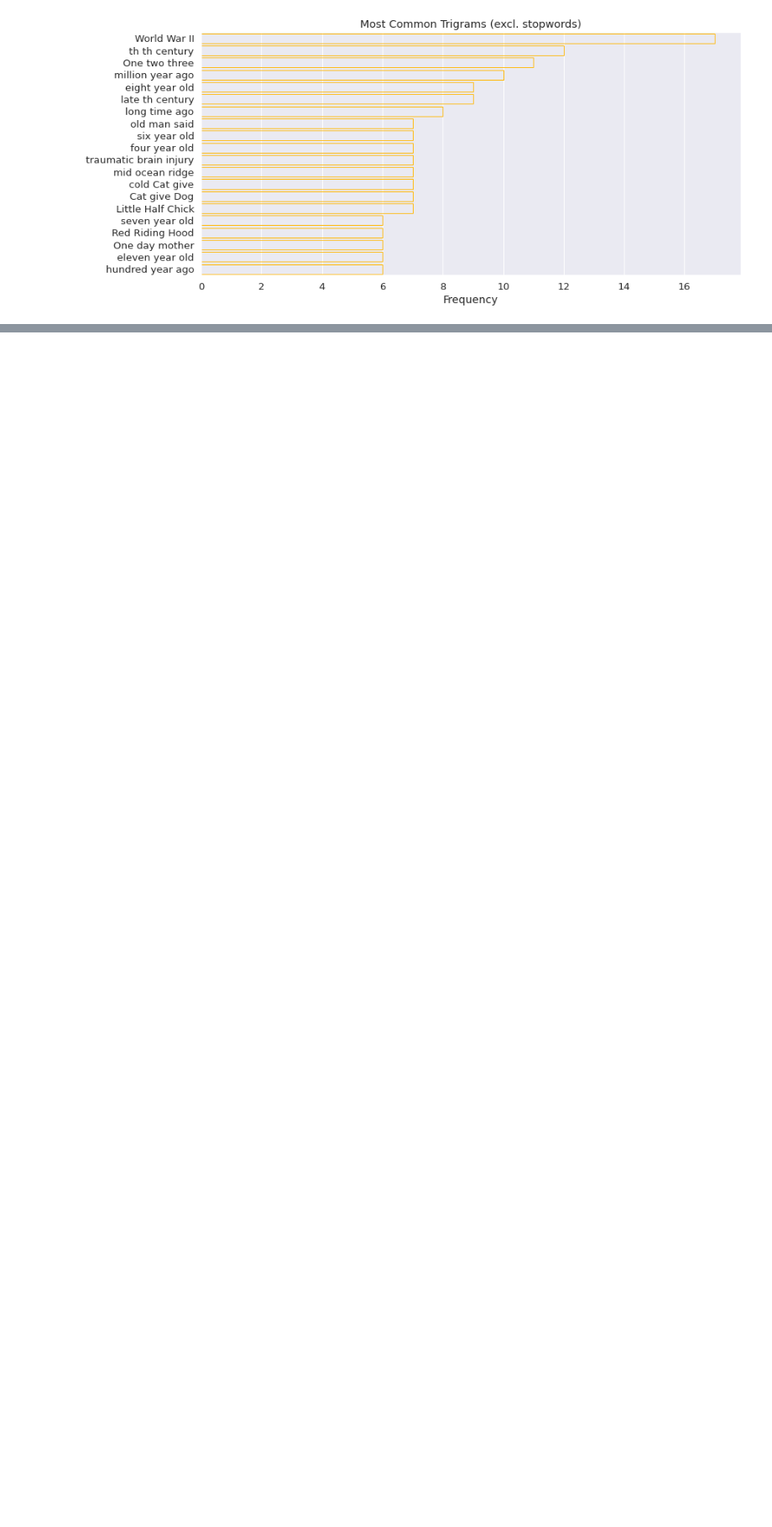
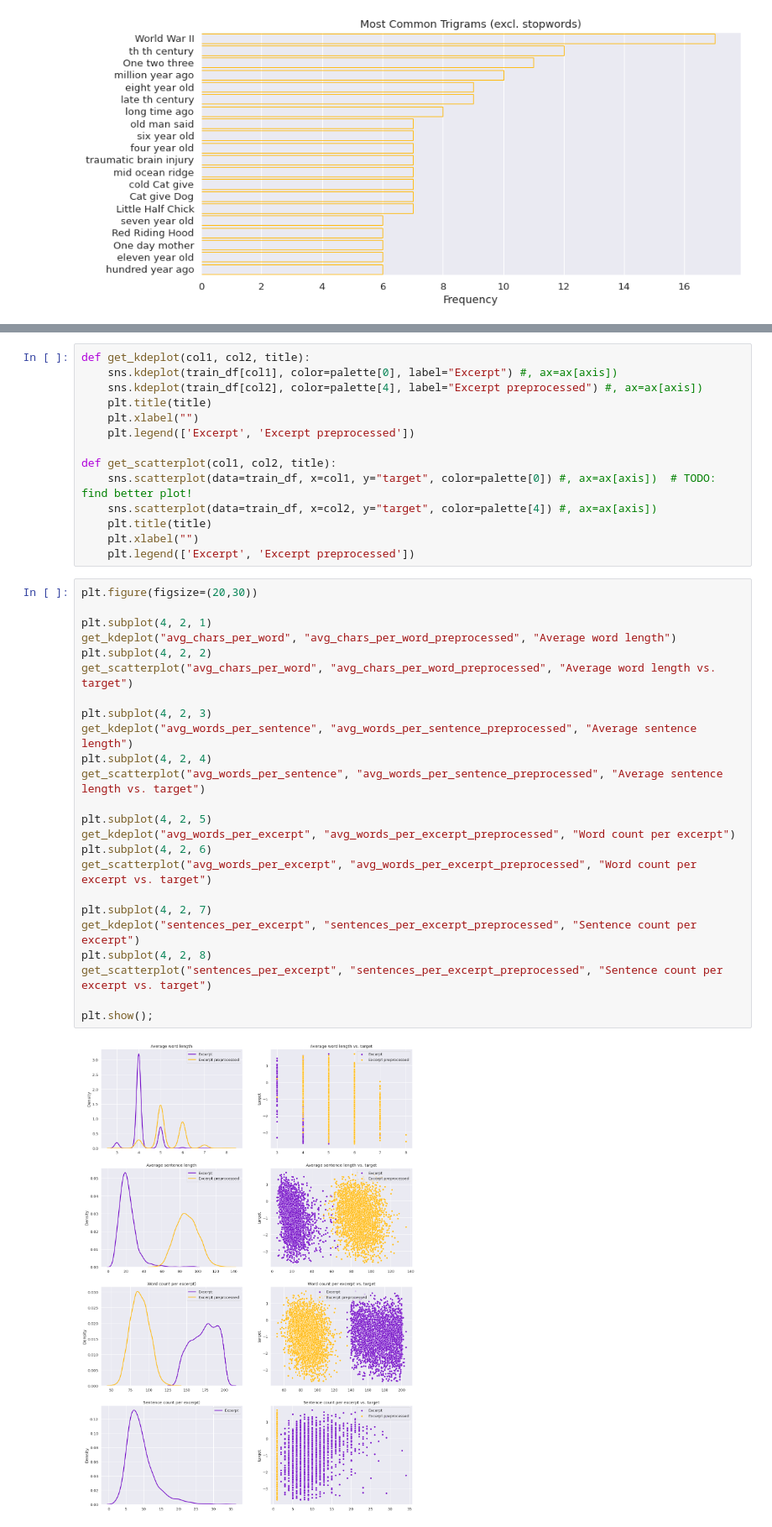
Before and after one commit to HeleneFabia/commonlit-readability, a Jupyter notebook: notebooks/eda.ipynb, the cells around one changed output, grey strips where cells are left out. Shown at 84% size. Cells and saved outputs as stored; diff of their text form; blank space fills up the shorter version.

```diff
--- a/notebooks/eda.ipynb
+++ b/notebooks/eda.ipynb
@@ -228,0 +224,40 @@ print(e, len(e))
+# %%
+def get_kdeplot(col1, col2, title):
+    sns.kdeplot(train_df[col1], color=palette[0], label="Excerpt") #, ax=ax[axis])
+    sns.kdeplot(train_df[col2], color=palette[4], label="Excerpt preprocessed") #, ax=ax[axis])
+    plt.title(title)
+    plt.xlabel("")
+    plt.legend(['Excerpt', 'Excerpt preprocessed'])
+
+def get_scatterplot(col1, col2, title):
+    sns.scatterplot(data=train_df, x=col1, y="target", color=palette[0]) #, ax=ax[axis])  # TODO: find better plot!
+    sns.scatterplot(data=train_df, x=col2, y="target", color=palette[4]) #, ax=ax[axis])
+    plt.title(title)
+    plt.xlabel("")
+    plt.legend(['Excerpt', 'Excerpt preprocessed'])
+# %%
+plt.figure(figsize=(20,30))
+
+plt.subplot(4, 2, 1)
+get_kdeplot("avg_chars_per_word", "avg_chars_per_word_preprocessed", "Average word length")
+plt.subplot(4, 2, 2)
+get_scatterplot("avg_chars_per_word", "avg_chars_per_word_preprocessed", "Average word length vs. target")
+
+plt.subplot(4, 2, 3)
+get_kdeplot("avg_words_per_sentence", "avg_words_per_sentence_preprocessed", "Average sentence length")
+plt.subplot(4, 2, 4)
+get_scatterplot("avg_words_per_sentence", "avg_words_per_sentence_preprocessed", "Average sentence length vs. target")
+
+plt.subplot(4, 2, 5)
+get_kdeplot("avg_words_per_excerpt", "avg_words_per_excerpt_preprocessed", "Word count per excerpt")
+plt.subplot(4, 2, 6)
+get_scatterplot("avg_words_per_excerpt", "avg_words_per_excerpt_preprocessed", "Word count per excerpt vs. target")
+
+plt.subplot(4, 2, 7)
+get_kdeplot("sentences_per_excerpt", "sentences_per_excerpt_preprocessed", "Sentence count per excerpt")
+plt.subplot(4, 2, 8)
+get_scatterplot("sentences_per_excerpt", "sentences_per_excerpt_preprocessed", "Sentence count per excerpt vs. target")
+
+plt.show();
+# %% [output]
+[figure, added]
```
Also changed, not shown: parts of 16 cells of this notebook.
